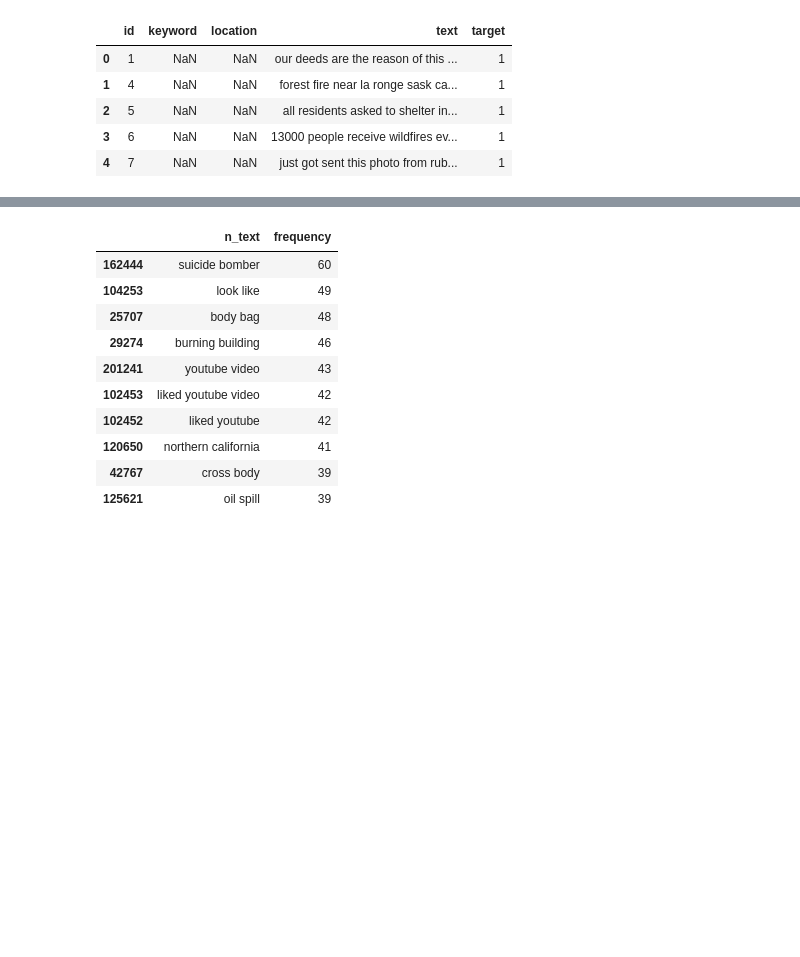
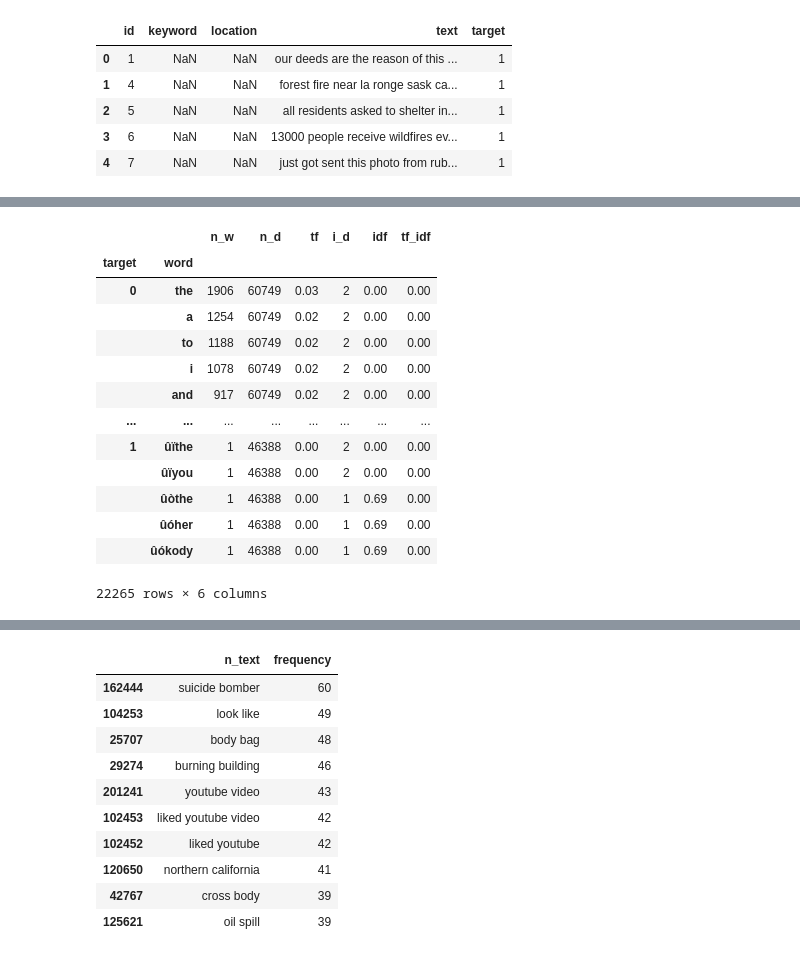
Before and after one commit to jorgesmu/nlp_disaster_tweets_prediction, a Jupyter notebook: n-grams_analisis.ipynb, the cells around one changed output, grey strips where cells are left out. Cells and saved outputs as stored; diff of their text form; code cells hidden in the pictures; blank space fills up the shorter version.

```diff
--- a/n-grams_analisis.ipynb
+++ b/n-grams_analisis.ipynb
@@ -100,0 +133,5 @@ def n_grams_standarized(series, low=2, high=6):
+# %%
+# lets use tf idf to get the relevant words in for each document
+# based on: https://sigdelta.com/blog/text-analysis-in-pandas/
+train_df['words'] = train_df['text'].str.strip().str.split('[\W_]+')
+train_df.head()
@@ -100,0 +185,29 @@ def n_grams_standarized(series, low=2, high=6):
+# %%
+idf = words.groupby('word')\
+    .target\
+    .nunique()\
+    .to_frame()\
+    .rename(columns={'target':'i_d'})\
+    .sort_values('i_d')
+
+
+idf['idf'] = np.log(c_d/idf.i_d.values)
+tf_idf = tf.join(idf)
+tf_idf['tf_idf'] = tf_idf.tf * tf_idf.idf
+tf_idf.reset_index()
+tf_idf
+# %% [output]
+|  |  | n_w | n_d | tf | i_d | idf | tf_idf |
+| target | word |  |  |  |  |  |  |
+| 0 | the | 1906 | 60749 | 0.03 | 2 | 0.00 | 0.00 |
+|  | a | 1254 | 60749 | 0.02 | 2 | 0.00 | 0.00 |
+|  | to | 1188 | 60749 | 0.02 | 2 | 0.00 | 0.00 |
+|  | i | 1078 | 60749 | 0.02 | 2 | 0.00 | 0.00 |
+|  | and | 917 | 60749 | 0.02 | 2 | 0.00 | 0.00 |
+| ... | ... | ... | ... | ... | ... | ... | ... |
+| 1 | ûïthe | 1 | 46388 | 0.00 | 2 | 0.00 | 0.00 |
+|  | ûïyou | 1 | 46388 | 0.00 | 2 | 0.00 | 0.00 |
+|  | ûòthe | 1 | 46388 | 0.00 | 1 | 0.69 | 0.00 |
+|  | ûóher | 1 | 46388 | 0.00 | 1 | 0.69 | 0.00 |
+|  | ûókody | 1 | 46388 | 0.00 | 1 | 0.69 | 0.00 |
+22265 rows × 6 columns
```
Also changed, not shown: parts of 14 cells of this notebook, 1 other file.
